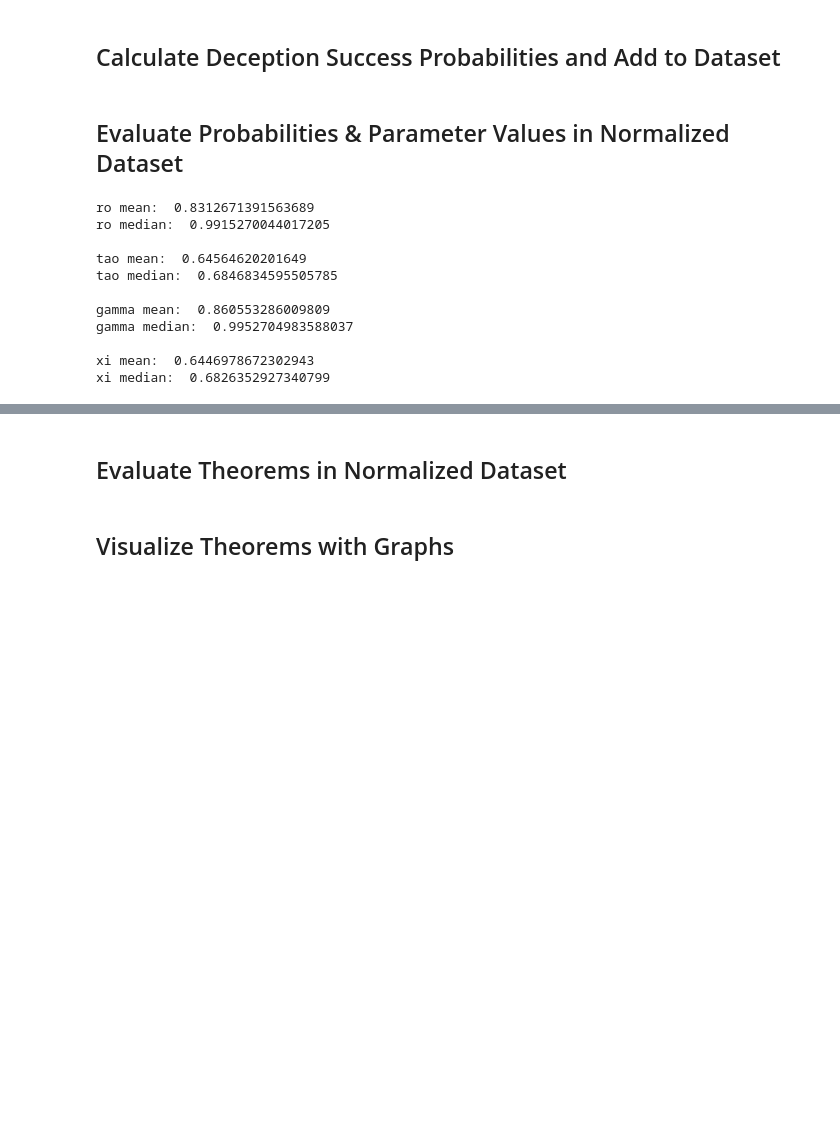
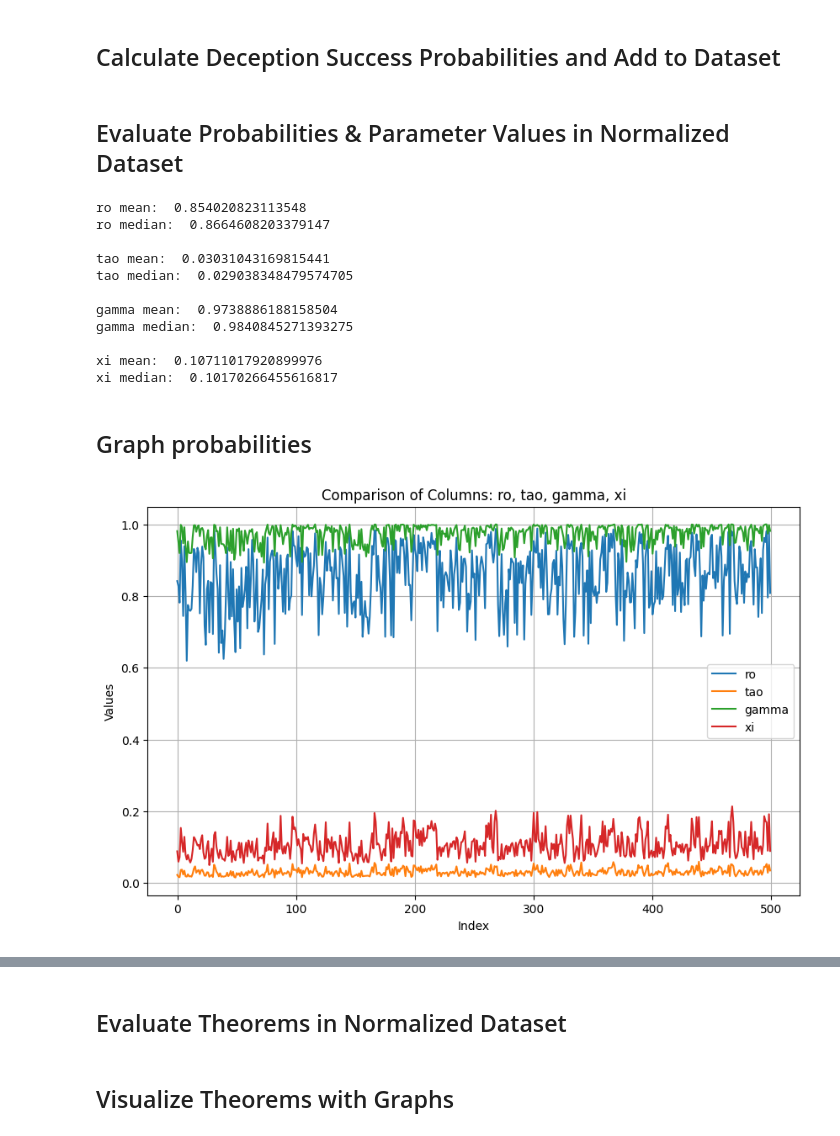
Before and after one commit to LillianaMS/gt_dd_ransomware, a Jupyter notebook: create_dataSet_02.ipynb, the cells around one changed output, grey strips where cells are left out. Saved outputs shown, nothing was run; the diff lists cells and outputs as text; code cells hidden in the pictures; blank space fills up the shorter version.

```diff
--- a/create_dataSet_02.ipynb
+++ b/create_dataSet_02.ipynb
@@ -132,7 +132,7 @@ dict_02['n_ht'] = np.random.uniform(n_ht-100, n_ht+100, num_rows).round()
 dict_02['C_hp'] = np.random.uniform(C_hp-10, C_hp+10, num_rows).round(2)
 
 # Add Cost of Honeyfile to dataset
-dict_02['C_hf'] = np.random.uniform(C_hf-2, C_hf+2, num_rows).round(2)
+dict_02['C_hf'] = np.random.uniform(C_hf-1, C_hf+1, num_rows).round(2)
 
 # Add number of Honeyfiles to dataset
 dict_02['n_hf'] = np.random.uniform(n_hf-100, n_hf+100, num_rows).round()
@@ -309,14 +307,39 @@ print('gamma median: ', updated_df['gamma'].median(),'\n')
 print('xi mean: ', updated_df['xi'].mean())
 print('xi median: ', updated_df['xi'].median(),'\n')
 # %% [output]
-ro mean:  0.8312671391563689
-ro median:  0.9915270044017205
+ro mean:  0.854020823113548
+ro median:  0.8664608203379147
 
-tao mean:  0.64564620201649
-tao median:  0.6846834595505785
+tao mean:  0.03031043169815441
+tao median:  0.029038348479574705
 
-gamma mean:  0.860553286009809
-gamma median:  0.9952704983588037
+gamma mean:  0.9738886188158504
+gamma median:  0.9840845271393275
 
-xi mean:  0.6446978672302943
-xi median:  0.6826352927340799
+xi mean:  0.10711017920899976
+xi median:  0.10170266455616817
+# %% [markdown]
+## Graph probabilities
+# %%
+import pandas as pd
+import matplotlib.pyplot as plt
+
+# Assuming 'updated_df' is your DataFrame
+
+# Select the columns 'ro', 'tao', 'gamma', and 'xi'
+selected_columns = ['ro', 'tao', 'gamma', 'xi']
+selected_df = updated_df[selected_columns]
+
+# Create the plot
+plt.figure(figsize=(10, 6))
+plt.plot(selected_df)
+plt.legend(selected_columns)
+plt.xlabel('Index')
+plt.ylabel('Values')
+plt.title('Comparison of Columns: ro, tao, gamma, xi')
+plt.grid(True)
+plt.show()
+Normalize('R_i', 100)
+# Normalize('V_i', 100)
+# %% [output]
+[figure, added]
```
Also changed, not shown: parts of 5 cells of this notebook, 1 other file.
